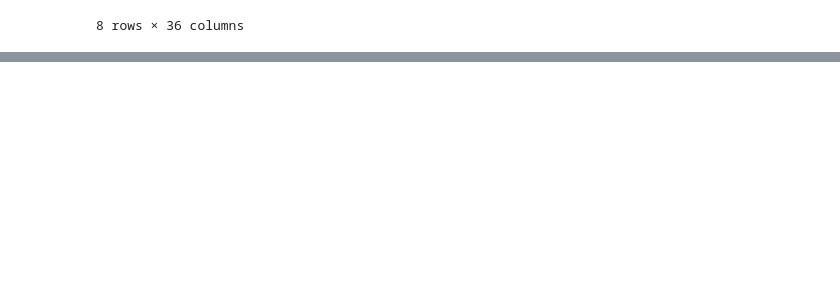
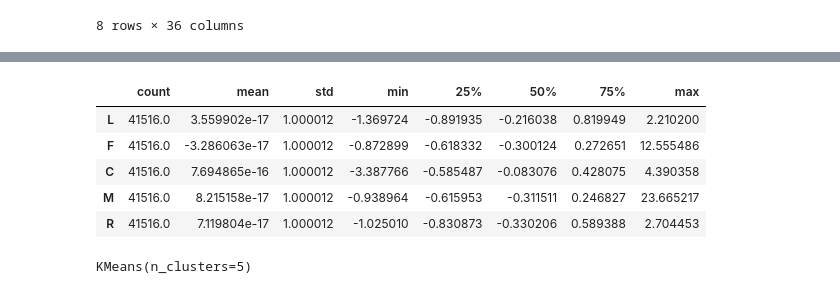
Before and after one commit to AlsQed/Analysis_of_Airline_Customer_Value, a Jupyter notebook: main.ipynb, the cells around one changed output, grey strips where cells are left out. Cells and saved outputs as stored; diff of their text form; code cells hidden in the pictures; blank space fills up the shorter version.

```diff
--- a/main.ipynb
+++ b/main.ipynb
@@ -83,0 +163,15 @@ air_data.describe()
+# %%
+data.describe().T
+# %% [output]
+|  | count | mean | std | min | 25% | 50% | 75% | max |
+| L | 41516.0 | 3.559902e-17 | 1.000012 | -1.369724 | -0.891935 | -0.216038 | 0.819949 | 2.210200 |
+| F | 41516.0 | -3.286063e-17 | 1.000012 | -0.872899 | -0.618332 | -0.300124 | 0.272651 | 12.555486 |
+| C | 41516.0 | 7.694865e-16 | 1.000012 | -3.387766 | -0.585487 | -0.083076 | 0.428075 | 4.390358 |
+| M | 41516.0 | 8.215158e-17 | 1.000012 | -0.938964 | -0.615953 | -0.311511 | 0.246827 | 23.665217 |
+| R | 41516.0 | 7.119804e-17 | 1.000012 | -1.025010 | -0.830873 | -0.330206 | 0.589388 | 2.704453 |
+# %%
+cluster_count = 5
+km = sklearn.cluster.KMeans(n_clusters=cluster_count)
+km.fit(data)
+# %% [output]
+KMeans(n_clusters=5)
```
Also changed, not shown: parts of 11 cells of this notebook, 1 other file.
